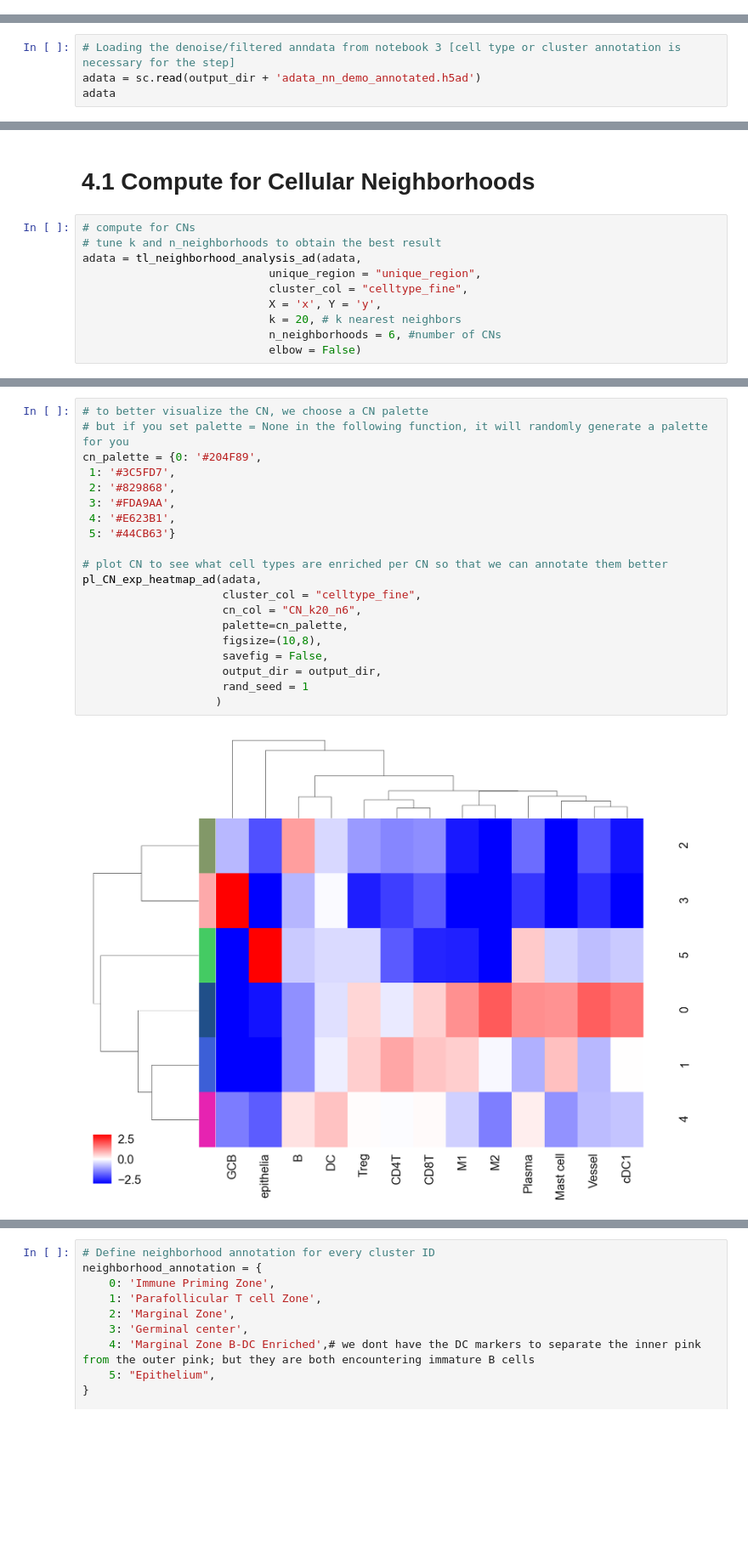
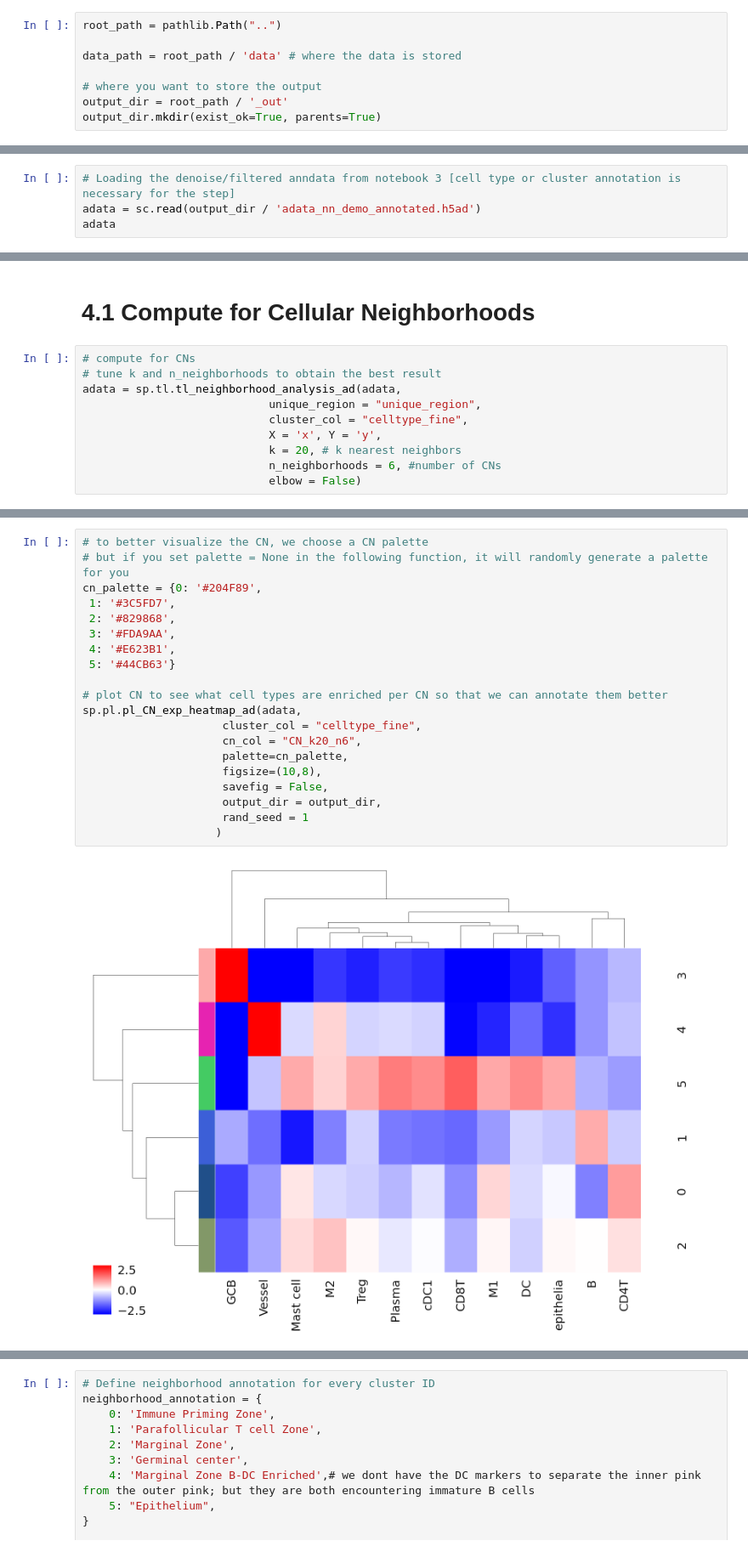
Before and after one commit to yuqiyuqitan/SPACEc, a Jupyter notebook: notebooks/4_cell_neighborhood_analysis.ipynb, the cells around one changed output, grey strips where cells are left out. Shown: that part at 85% size. Cells and saved outputs as stored; diff of their text form; blank space fills up the shorter version.

```diff
--- a/notebooks/4_cell_neighborhood_analysis.ipynb
+++ b/notebooks/4_cell_neighborhood_analysis.ipynb
@@ -28,0 +19,8 @@ sc.settings.set_figure_params(dpi=80, facecolor='white')
+# %%
+root_path = pathlib.Path("..")
+
+data_path = root_path / 'data' # where the data is stored
+
+# where you want to store the output
+output_dir = root_path / '_out'
+output_dir.mkdir(exist_ok=True, parents=True)
@@ -29,5 +29,5 @@ sc.settings.set_figure_params(dpi=80, facecolor='white')
 # %%
 # Loading the denoise/filtered anndata from notebook 3 [cell type or cluster annotation is necessary for the step]
-adata = sc.read(output_dir + 'adata_nn_demo_annotated.h5ad')
+adata = sc.read(output_dir / 'adata_nn_demo_annotated.h5ad')
 adata
 # %% [output]
@@ -41,7 +41,7 @@ AnnData object with n_obs × n_vars = 48776 × 58
 # %%
 # compute for CNs
 # tune k and n_neighborhoods to obtain the best result
-adata = tl_neighborhood_analysis_ad(adata,
+adata = sp.tl.tl_neighborhood_analysis_ad(adata,
                             unique_region = "unique_region",
                             cluster_col = "celltype_fine",
                             X = 'x', Y = 'y',
@@ -56,24 +56,24 @@ Finishing: 1/2 : reg010 0.08853983879089355 0.21633601188659668
 # %%
 # to better visualize the CN, we choose a CN palette
 # but if you set palette = None in the following function, it will randomly generate a palette for you
 cn_palette = {0: '#204F89',
  1: '#3C5FD7',
  2: '#829868',
  3: '#FDA9AA',
  4: '#E623B1',
  5: '#44CB63'}
 
 # plot CN to see what cell types are enriched per CN so that we can annotate them better
-pl_CN_exp_heatmap_ad(adata,
+sp.pl.pl_CN_exp_heatmap_ad(adata,
                      cluster_col = "celltype_fine",
                      cn_col = "CN_k20_n6",
                      palette=cn_palette,
                      figsize=(10,8),
                      savefig = False,
                      output_dir = output_dir,
                      rand_seed = 1
                     )
 # %% [output]
-[figure, old version]
+[figure, new version]
 # %%
 # plot the CN in the spatial coordinates, using the same color palette
```
Also changed, not shown: parts of 12 cells of this notebook, 27 other files.
